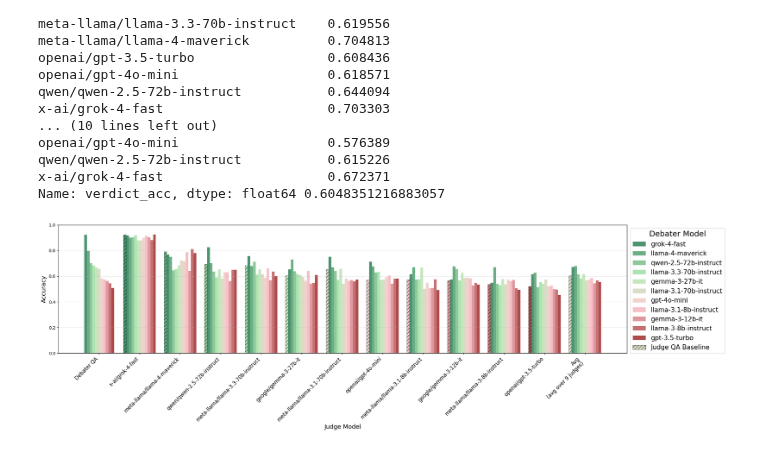
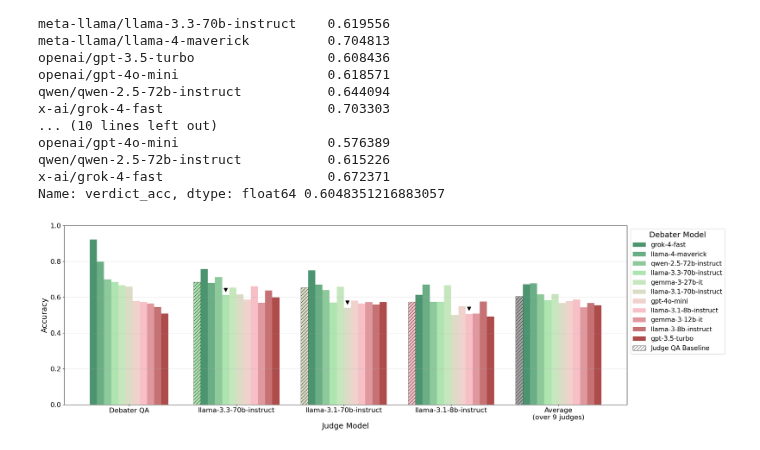
Before and after one commit to joshlevy89/llm_judge_debate_NEW, a Jupyter notebook: analysis/poster.ipynb, the cells around one changed output. Cells and saved outputs as stored; diff of their text form; code cells hidden in the pictures.

Commit message:
improved plot

```diff
--- a/analysis/poster.ipynb
+++ b/analysis/poster.ipynb
@@ -388,7 +388,8 @@ import matplotlib.colors as mcolors
 import numpy as np
 import pandas as pd
 
-judge_models_to_show = None  # Set to None to show all, or list like ['openai/gpt-4o-mini', 'x-ai/grok-4-fast'] to show specific judges
+# judge_models_to_show = None  # Set to None to show all, or list like ['openai/gpt-4o-mini', 'x-ai/grok-4-fast'] to show specific judges
+judge_models_to_show = ['meta-llama/llama-3.3-70b-instruct', "meta-llama/llama-3.1-70b-instruct", "meta-llama/llama-3.1-8b-instruct",]
 
 run_mapping = pd.DataFrame(data['runs'])
 merged = aggregate_acc.merge(run_mapping, left_on='name', right_on='verdict_run_id')
@@ -482,6 +483,13 @@ for run_idx in [0]:
         judge_color_idx = judge_to_debate_run.get(judge_model, 0)
         ax.bar(x_pos + offset, judge_qa_acc, width, color=colors[judge_color_idx], alpha=0.7, hatch='///', edgecolor='black', linewidth=0.5)
 
+        # Add marker above corresponding verdict bar
+        verdict_offset = ((judge_color_idx + 1) - (n_debates + 1) / 2 + 0.5) * width
+        row = plot_data[(plot_data['model'] == judge_model) & (plot_data['debate_run_id'] == debate_run_ids[judge_color_idx])]
+        if len(row) > 0:
+            verdict_acc = row['verdict_acc'].values[0]
+            ax.plot(x_pos + verdict_offset, verdict_acc + 0.03, marker='v', color='black', markersize=8)
+
         # Remaining bars: Verdicts for each debate run
         for i, debate_run_id in enumerate(debate_run_ids):
             row = plot_data[(plot_data['model'] == judge_model) &
@@ -494,45 +502,44 @@ for run_idx in [0]:
     # Add Average groups
     for avg_idx, (avg_label, qa_val, verdict_series) in enumerate([
         # ('Judge Verdict Accuracy\n(avg. over judges)', qa_avg, verdict_avg),
-        ('Avg\n(avg over 9 judges)', qa_avg_minus2, verdict_avg_minus2)
+        ('Average\n(over 9 judges)', qa_avg_minus2, verdict_avg_minus2)
     ]):
         x_pos = len(judge_models) + 1 + avg_idx
         x_labels.append(avg_label)
 
         # First bar: Average Judge QA
         offset = (0 - (n_debates + 1) / 2 + 0.5) * width
-        avg_color = custom_cmap(0.5)
-        ax.bar(x_pos + offset, qa_val, width, color=avg_color, alpha=0.7, hatch='///', edgecolor='black', linewidth=0.5)
+        ax.bar(x_pos + offset, qa_val, width, color='gray', alpha=0.7, hatch='///', edgecolor='black', linewidth=0.5)
 
         # Remaining bars: Average Verdicts for each debate run
         for i, debate_run_id in enumerate(debate_run_ids):
             debater_model_full = plot_data[plot_data['debate_run_id'] == debate_run_id].iloc[0]['config_debater_model_debates']
             verdict_val = verdict_series[debater_model_full]
             offset = ((i + 1) - (n_debates + 1) / 2 + 0.5) * width
             ax.bar(x_pos + offset, verdict_val, width, color=colors[i], alpha=0.7)
 
     x_positions = np.arange(len(x_labels))
 
-    ax.set_xlabel('Judge Model', fontsize=14)
-    ax.set_ylabel('Accuracy', fontsize=14)
+    ax.set_xlabel('Judge Model', fontsize=18)
+    ax.set_ylabel('Accuracy', fontsize=18)
     ax.set_xticks(x_positions)
-    ax.set_xticklabels(x_labels, rotation=45, ha='right', fontsize=12)
-
+    # ax.set_xticklabels(x_labels, rotation=45, ha='right', fontsize=12)
+    ax.set_xticklabels([label.split('/')[1] if '/' in label else label for label in x_labels], rotation=0, fontsize=16)
+    ax.tick_params(axis='y', labelsize=16)
     from matplotlib.patches import Patch
 
     legend_elements = []
     for i, debate_run_id in enumerate(debate_run_ids):
         label = f"{debate_run_id_labels.get(debate_run_id, debate_run_id)}"
         legend_elements.append(Patch(facecolor=colors[i], alpha=0.7, label=label))
 
-    judge_qa_color = custom_cmap(0.5)
-    legend_elements.append(Patch(facecolor=judge_qa_color, alpha=0.7, hatch='///', edgecolor='black', label='Judge QA Baseline'))
+    legend_elements.append(Patch(facecolor='white', alpha=0.7, hatch='///', edgecolor='black', label='Judge QA Baseline'))
 
     ax.grid(axis='y', alpha=0.3)
     ax.set_ylim([0, 1])
     ax.legend(handles=legend_elements, loc='upper left', bbox_to_anchor=(1, 1), title='Debater Model', fontsize=15, title_fontsize=18)
 
     plt.tight_layout(rect=[0, 0, 0.9, 1])
     plt.show()
 # %% [output]
-[figure, old version]
+[figure, new version]
```
